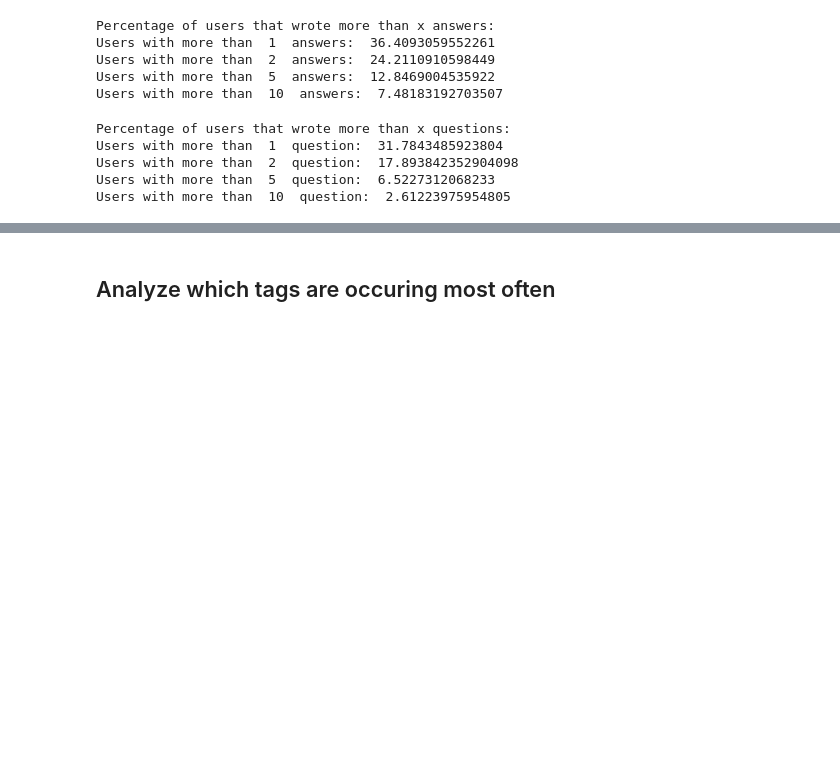
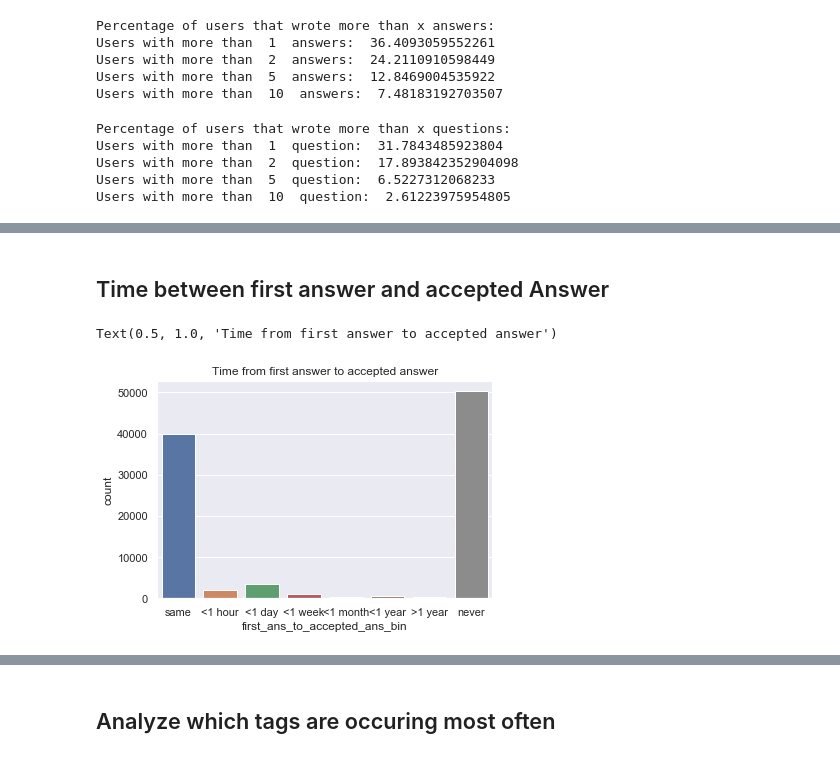
Before and after one commit to elvisnava/DSLab-StackOverflow, a Jupyter notebook: data-exploration/1_Overview.ipynb, the cells around one changed output, grey strips where cells are left out. Drawn from its saved outputs; the diff is of its cells as text; code cells hidden in the pictures; blank space fills up the shorter version.

Commit message:
visualisations

```diff
--- a/data-exploration/1_Overview.ipynb
+++ b/data-exploration/1_Overview.ipynb
@@ -155,0 +156,43 @@ plt.show()
+# %% [markdown]
+## Time between first answer and accepted Answer
+# %%
+# time first answer to accepted answer Q.Id, Q.CreationDate, MIN(Ans.CreationDate - Q.CreationDate) AS TimeToAns
+q = '''SELECT Q.Id as qid, Accepted_Ans.CreationDate - MIN(Ans.CreationDate) as first_ans_to_accepted_ans, Q.CreationDate as question_date
+        FROM Posts AS Q INNER JOIN Posts AS Ans ON Q.Id=Ans.ParentId
+        LEFT JOIN Posts AS Accepted_Ans on Q.AcceptedAnswerId = Accepted_Ans.Id
+        WHERE Q.PostTypeId=1 GROUP BY Q.Id, Accepted_Ans.CreationDate
+        '''
+first_to_accepted_answer = pd.read_sql_query(q, cnx)
+# %%
+def extend_df_with_timebins(df, colname):
+    bin_col_name = "{}_bin".format(colname)
+
+    df[bin_col_name] = 'never'
+    df.loc[df[colname] == pd.Timedelta(0), bin_col_name] = 'same'
+    df.loc[(df[colname] <= pd.Timedelta('1 hour')) & (df[colname] != pd.Timedelta(0)),
+           bin_col_name] = '<1 hour'
+    df.loc[
+        (df[colname] > pd.Timedelta('1 hour')) & (df[colname] <= pd.Timedelta('1 day')),
+        bin_col_name] = '<1 day'
+    df.loc[
+        (df[colname] > pd.Timedelta('1 day')) & (df[colname] <= pd.Timedelta('7 days')),
+        bin_col_name] = '<1 week'
+    df.loc[
+        (df[colname] > pd.Timedelta('7 days')) & (df[colname] <= pd.Timedelta('30 days')),
+        bin_col_name] = '<1 month'
+    df.loc[
+        (df[colname] > pd.Timedelta('30 days')) & (df[colname] <= pd.Timedelta('365 days')),
+        bin_col_name] = '<1 year'
+    df.loc[df[colname] > pd.Timedelta('365 days'), bin_col_name] = '>1 year'
+    return df
+# %%
+first_to_accepted_with_bins = extend_df_with_timebins(first_to_accepted_answer, "first_ans_to_accepted_ans")
+#first_to_accepted_with_bins
+# %%
+
+sns.countplot(x="first_ans_to_accepted_ans_bin",
+              data=first_to_accepted_with_bins,
+              order=['same', '<1 hour', '<1 day', '<1 week', '<1 month', '<1 year', '>1 year', 'never']).set_title('Time from first answer to accepted answer')
+# %% [output]
+Text(0.5, 1.0, 'Time from first answer to accepted answer')
+[figure, added]
```
Also changed, not shown: parts of 11 cells of this notebook, 4 other files.
